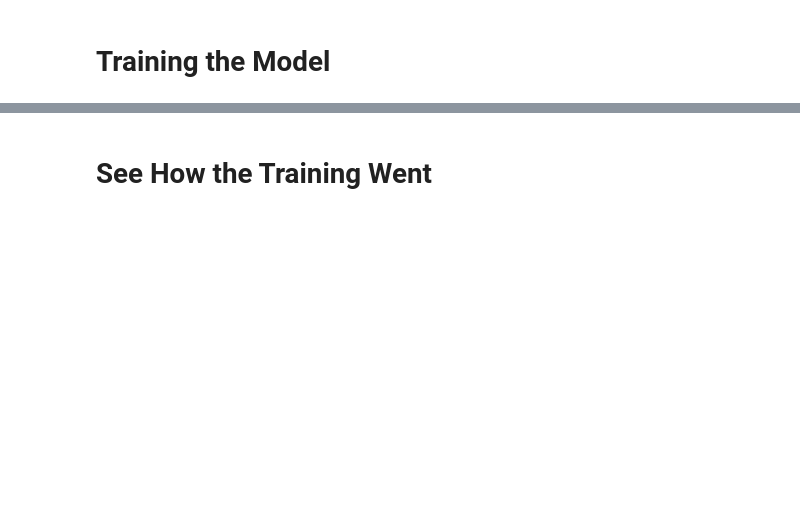
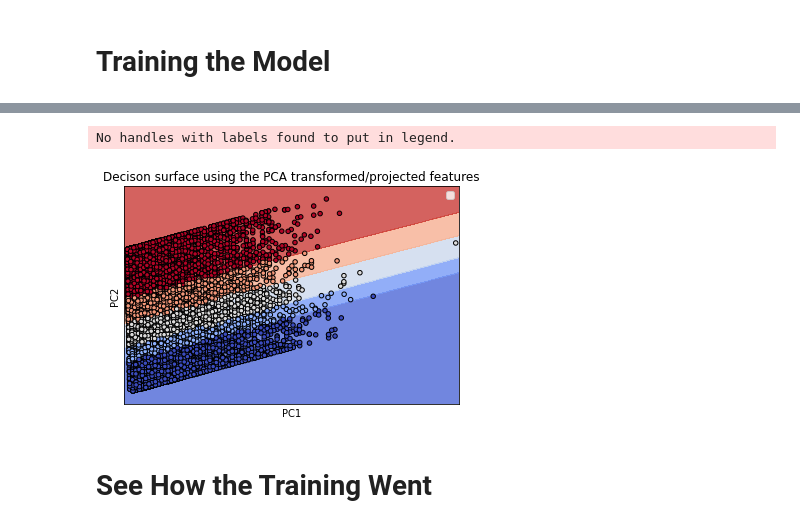
Before and after one commit to LimHonTing/DepressionIndicator, a Jupyter notebook: Depression_Indicator.ipynb, the cells around one changed output, grey strips where cells are left out. Cells and saved outputs as stored; diff of their text form; code cells hidden in the pictures; blank space fills up the shorter version.

```diff
--- a/Depression_Indicator.ipynb
+++ b/Depression_Indicator.ipynb
@@ -320,3 +463,47 @@ array([5, 1, 5, 5, 5, 5, 2, 1, 2, 5])
+# %%
+def make_meshgrid(x, y, h=.02):
+    x_min, x_max = x.min() - 1, x.max() + 1
+    y_min, y_max = y.min() - 1, y.max() + 1
+    xx, yy = np.meshgrid(np.arange(x_min, x_max, h), np.arange(y_min, y_max, h))
+    return xx, yy
+
+def plot_contours(ax, clf, xx, yy, **params):
+    Z = clf.predict(np.c_[xx.ravel(), yy.ravel()])
+    Z = Z.reshape(xx.shape)
+    out = ax.contourf(xx, yy, Z, **params)
+    return out
+# %%
+# Plot SVM decision boundary by using PCA to reduce the dimensionality
+# Use linear SVM to plot the boundary
+
+X = train_dataset
+y = train_labels
+
+pca = PCA(n_components=2)
+Xreduced = pca.fit_transform(X)
+
+fig, ax = plt.subplots()
+# title for the plots
+title = ('Decision surface of rbf SVC ')
+# Set-up grid for plotting.
+X0, X1 = Xreduced[:, 0], Xreduced[:, 1]
+xx, yy = make_meshgrid(X0, X1)
+
+model = svm.SVC(kernel='linear')
+clf = model.fit(Xreduced, y)
+
+plot_contours(ax, clf, xx, yy, cmap=plt.cm.coolwarm, alpha=0.8)
+ax.scatter(X0, X1, c=y, cmap=plt.cm.coolwarm, s=20, edgecolors='k')
+ax.set_ylabel('PC2')
+ax.set_xlabel('PC1')
+ax.set_xticks(())
+ax.set_yticks(())
+ax.set_title('Decison surface using the PCA transformed/projected features')
+ax.legend()
+plt.show()
+# %% [output]
+No handles with labels found to put in legend.
+[figure, added]
 # %% [markdown]
 # See How the Training Went
 # %%
```
Also changed, not shown: parts of 19 cells of this notebook.
